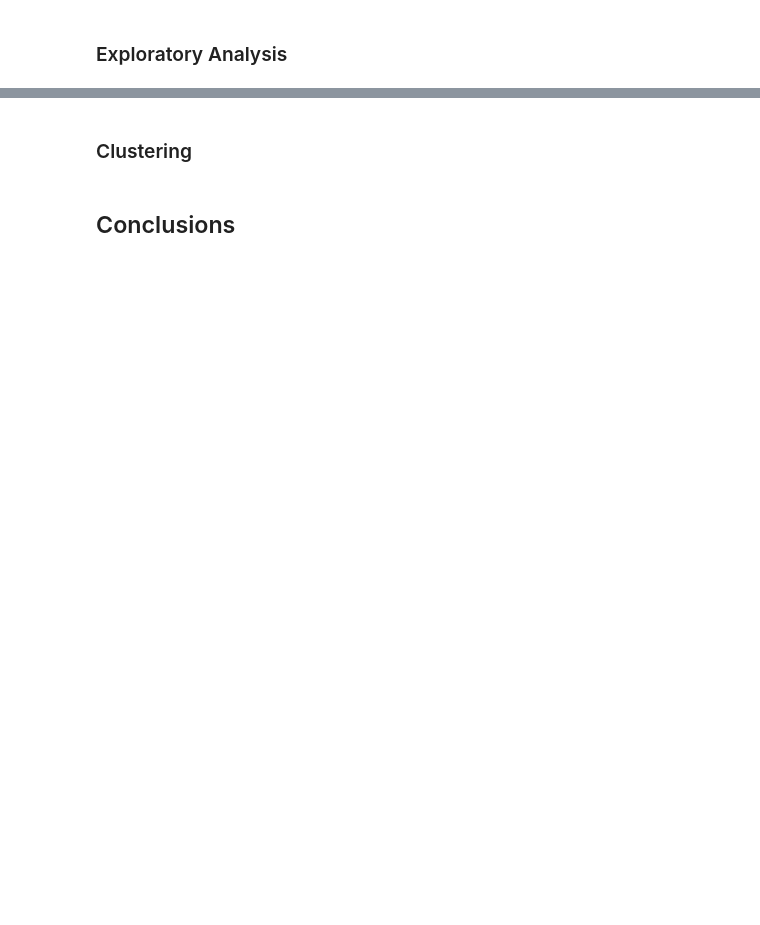
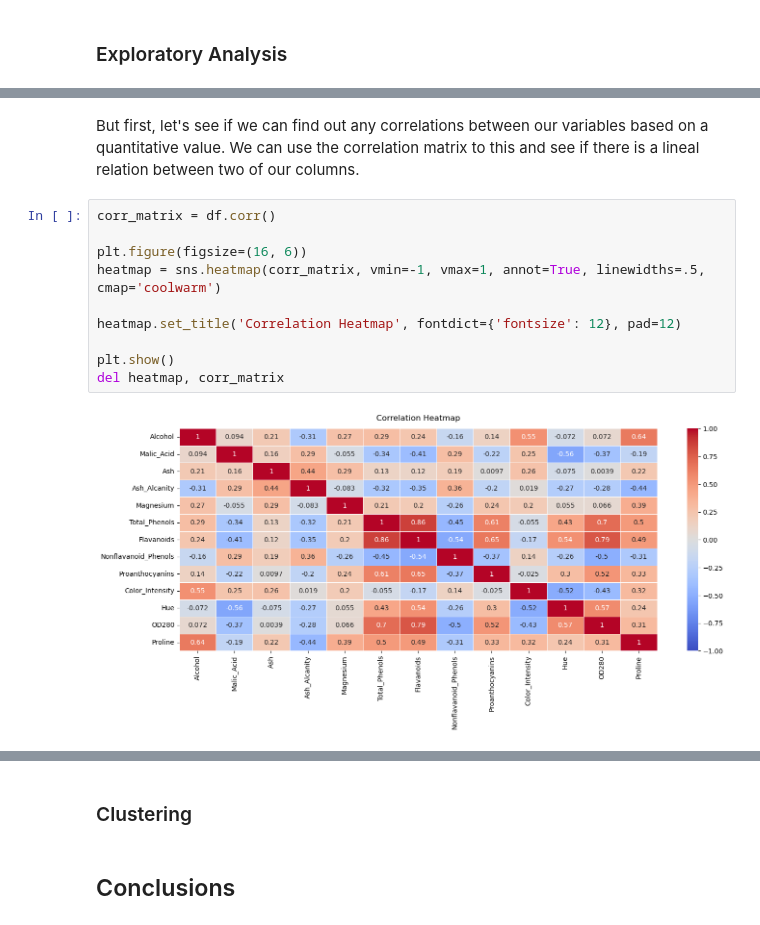
Before and after one commit to martincalsina/Wine-Chemical-Analysis, a Jupyter notebook: Wine Analysis.ipynb, the cells around one changed output, grey strips where cells are left out. Cells and saved outputs as stored; diff of their text form; blank space fills up the shorter version.

```diff
--- a/Wine Analysis.ipynb
+++ b/Wine Analysis.ipynb
@@ -174,0 +249,14 @@ However, it would be convenient to normalize the values for when we reach the cl
+# %% [markdown]
+But first, let's see if we can find out any correlations between our variables based on a quantitative value. We can use the correlation matrix to this and see if there is a lineal relation between two of our columns.
+# %%
+corr_matrix = df.corr()
+
+plt.figure(figsize=(16, 6))
+heatmap = sns.heatmap(corr_matrix, vmin=-1, vmax=1, annot=True, linewidths=.5, cmap='coolwarm')
+
+heatmap.set_title('Correlation Heatmap', fontdict={'fontsize': 12}, pad=12)
+
+plt.show()
+del heatmap, corr_matrix
+# %% [output]
+[figure, added]
```
Also changed, not shown: parts of 24 cells of this notebook.
